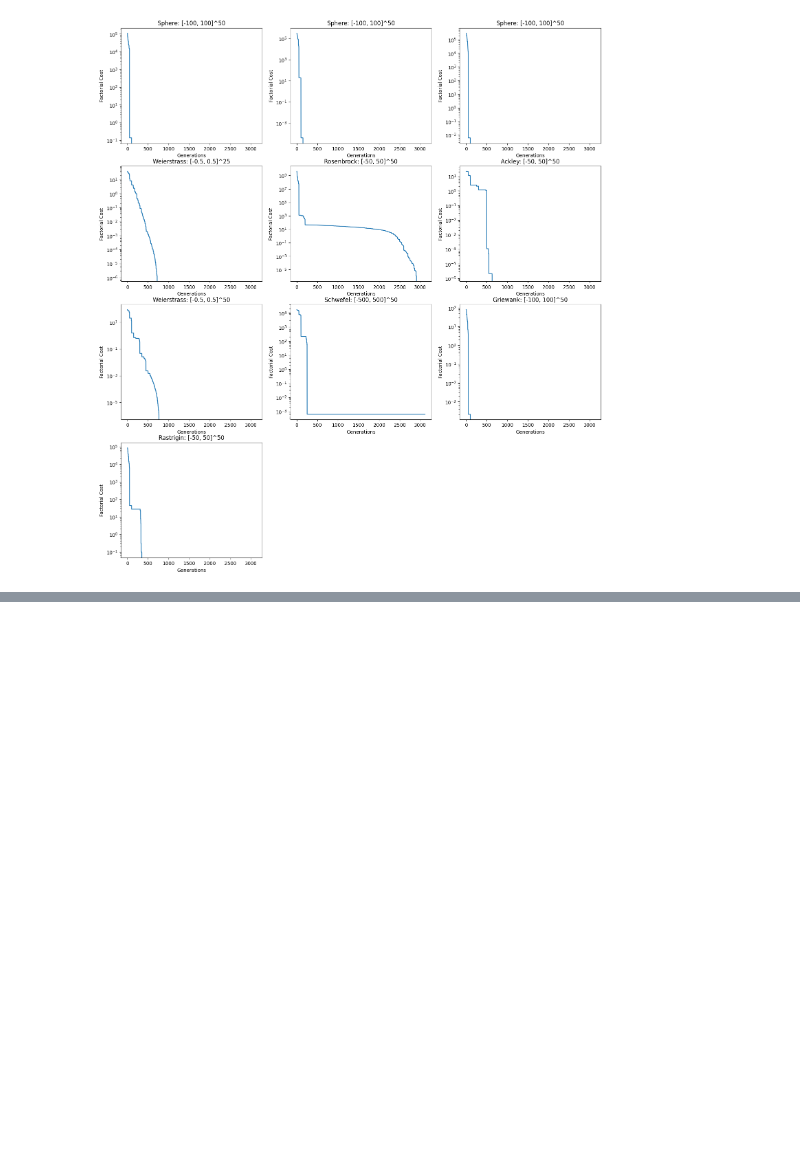
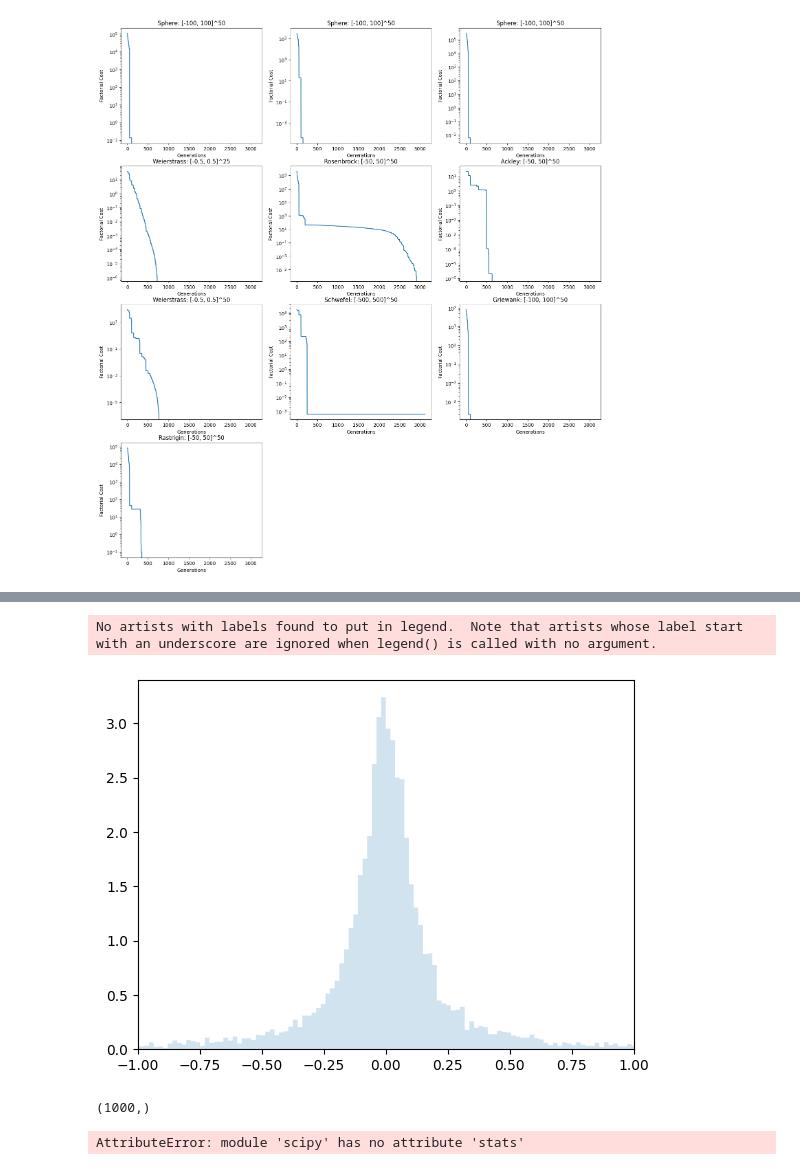
Before and after one commit to vuanhhuyhlqn/pymsoo_amfea, a Jupyter notebook: test.ipynb, the cells around one changed output, grey strips where cells are left out. Saved outputs shown, nothing was run; the diff lists cells and outputs as text; code cells hidden in the pictures; blank space fills up the shorter version.

```diff
--- a/test.ipynb
+++ b/test.ipynb
@@ -395,0 +675,16 @@ model.render_history(yscale='log')
+# %%
+import numpy as np
+from scipy.stats import cauchy
+import matplotlib.pyplot as plt
+from pyMSOO.utils.numba_utils import *
+fig, ax = plt.subplots(1, 1)
+# r = scipy.stats.cauchy.rvs(loc= 0, scale= 0.1,size=10000)
+# r = cauchy.rvs(size=1000)
+r = random_cauchy(0, 0.1)
+ax.hist(r, density=True, bins='auto', histtype='stepfilled', alpha=0.2)
+ax.set_xlim([-1, 1])
+ax.legend(loc='best', frameon=False)
+plt.show()
+# %% [output]
+No artists with labels found to put in legend.  Note that artists whose label start with an underscore are ignored when legend() is called with no argument.
+[figure, added]
@@ -395,0 +693,12 @@ model.render_history(yscale='log')
+# %%
+print(a.shape)
+# %% [output]
+(1000,)
+# %%
+import scipy
+for i in range(1000000):
+    # random_gauss(0, 0.1)
+    scipy.stats.cauchy.rvs(loc= 0, scale= 0.1)
+    # 0 + 0.1*math.sqrt(-2.0 * math.log(np.random.rand())) * math.sin(2.0 * math.pi * np.random.rand())
+# %% [output]
+AttributeError: module 'scipy' has no attribute 'stats'
```
Also changed, not shown: parts of 29 cells of this notebook, 8 other files.
